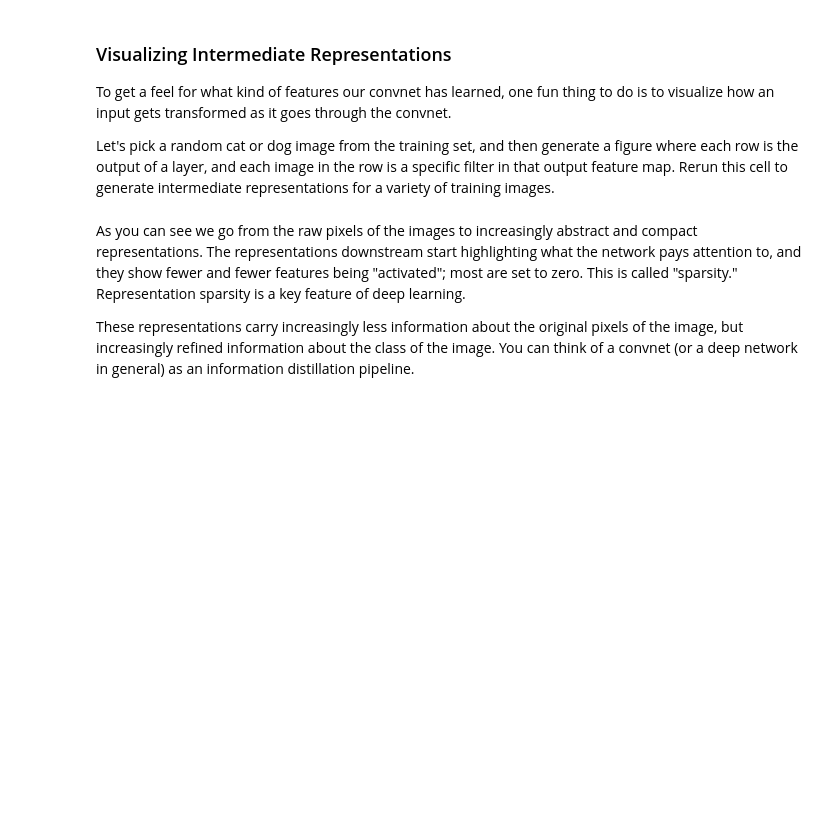
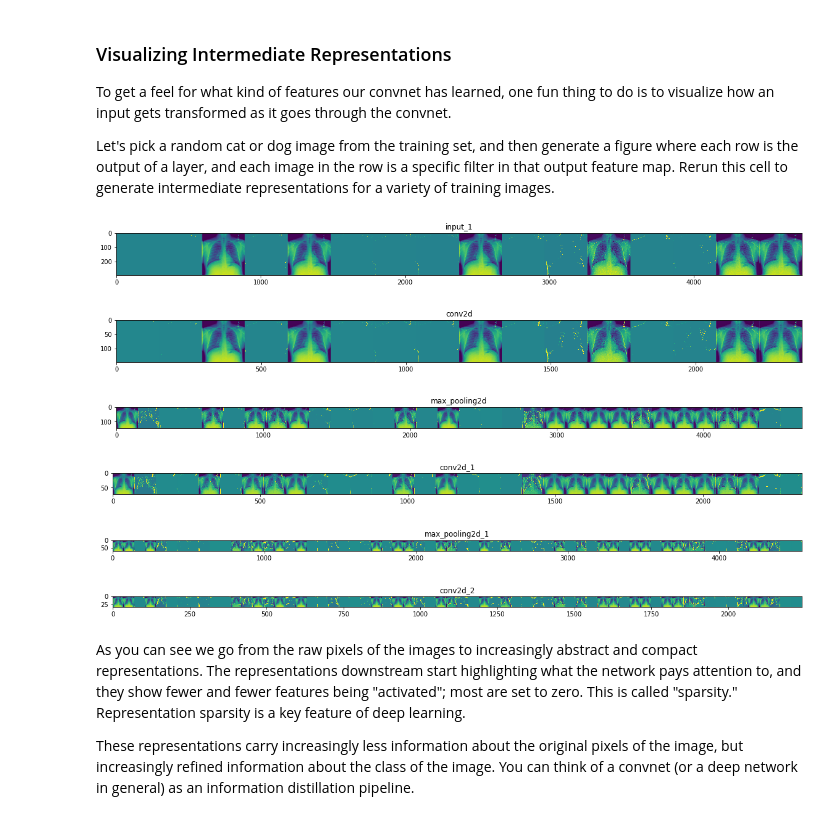
Before and after one commit to faust-prime/X-ray-images-classification-with-Keras-TensorFlow, a Jupyter notebook: CNN.ipynb, the cells around one changed output. Saved outputs shown, nothing was run; the diff lists cells and outputs as text; code cells hidden in the pictures; blank space fills up the shorter version.

```diff
--- a/CNN.ipynb
+++ b/CNN.ipynb
@@ -200,11 +315,11 @@ successive_outputs = [layer.output for layer in model.layers[1:]]
 visualization_model = Model(img_input, successive_outputs)
 
 # Let's prepare a random input image of a cat or dog from the training set.
-cat_img_files = [os.path.join(train_cats_dir, f) for f in train_cat_fnames]
-dog_img_files = [os.path.join(train_dogs_dir, f) for f in train_dog_fnames]
+cat_img_files = [os.path.join(train_ate_dir, f) for f in train_ate_fnames]
+dog_img_files = [os.path.join(train_car_dir, f) for f in train_car_fnames]
 img_path = random.choice(cat_img_files + dog_img_files)
 
-img = load_img(img_path, target_size=(150, 150))  # this is a PIL image
+img = load_img(img_path, target_size=target_size)  # this is a PIL image
 x = img_to_array(img)  # Numpy array with shape (150, 150, 3)
 x = x.reshape((1,) + x.shape)  # Numpy array with shape (1, 150, 150, 3)
 
@@ -216,33 +331,40 @@ x /= 255
 successive_feature_maps = visualization_model.predict(x)
 
 # These are the names of the layers, so can have them as part of our plot
 layer_names = [layer.name for layer in model.layers]
 
 # Now let's display our representations
 for layer_name, feature_map in zip(layer_names, successive_feature_maps):
   if len(feature_map.shape) == 4:
     # Just do this for the conv / maxpool layers, not the fully-connected layers
     n_features = feature_map.shape[-1]  # number of features in feature map
     # The feature map has shape (1, size, size, n_features)
     size = feature_map.shape[1]
     # We will tile our images in this matrix
     display_grid = np.zeros((size, size * n_features))
     for i in range(n_features):
       # Postprocess the feature to make it visually palatable
       x = feature_map[0, :, :, i]
       x -= x.mean()
       x /= x.std()
       x *= 64
       x += 128
       x = np.clip(x, 0, 255).astype('uint8')
       # We'll tile each filter into this big horizontal grid
       display_grid[:, i * size : (i + 1) * size] = x
     # Display the grid
     scale = 20. / n_features
     plt.figure(figsize=(scale * n_features, scale))
     plt.title(layer_name)
     plt.grid(False)
     plt.imshow(display_grid, aspect='auto', cmap='viridis')
+# %% [output]
+[figure, added]
+[figure, added]
+[figure, added]
+[figure, added]
+[figure, added]
+[figure, added]
 # %% [markdown]
 As you can see we go from the raw pixels of the images to increasingly abstract and compact representations. The representations downstream start highlighting what the network pays attention to, and they show fewer and fewer features being "activated"; most are set to zero. This is called "sparsity." Representation sparsity is a key feature of deep learning.
 
```
Also changed, not shown: parts of 8 cells of this notebook.
